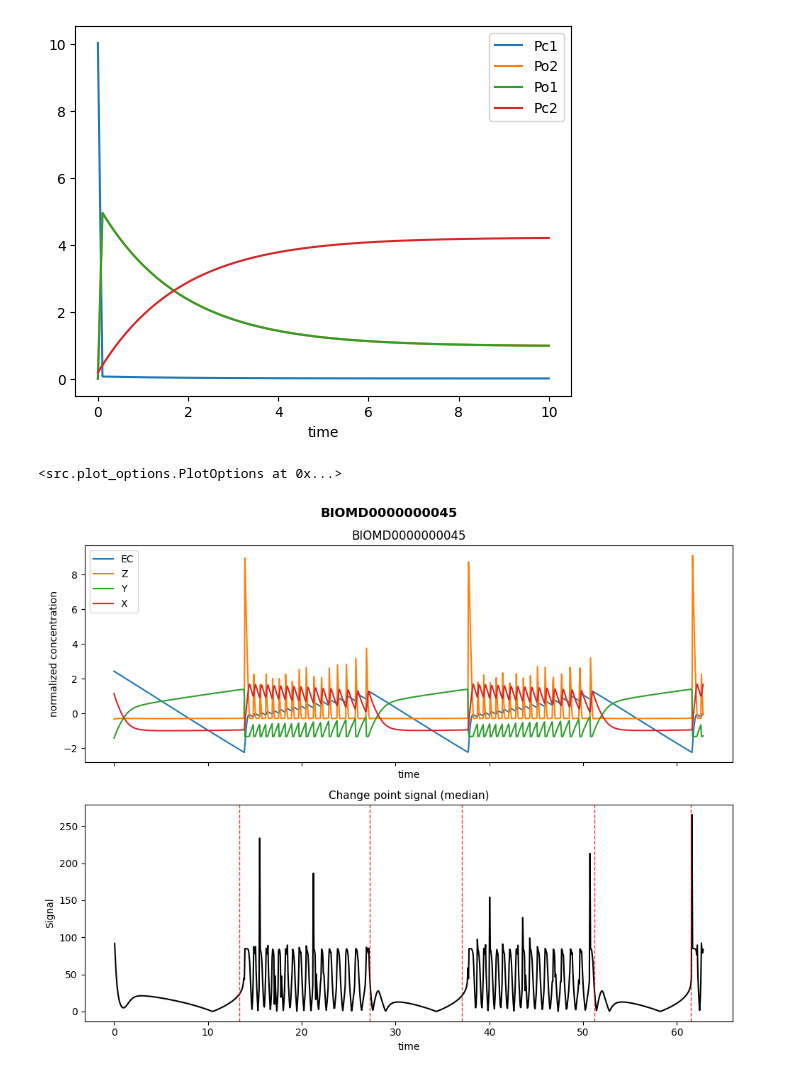
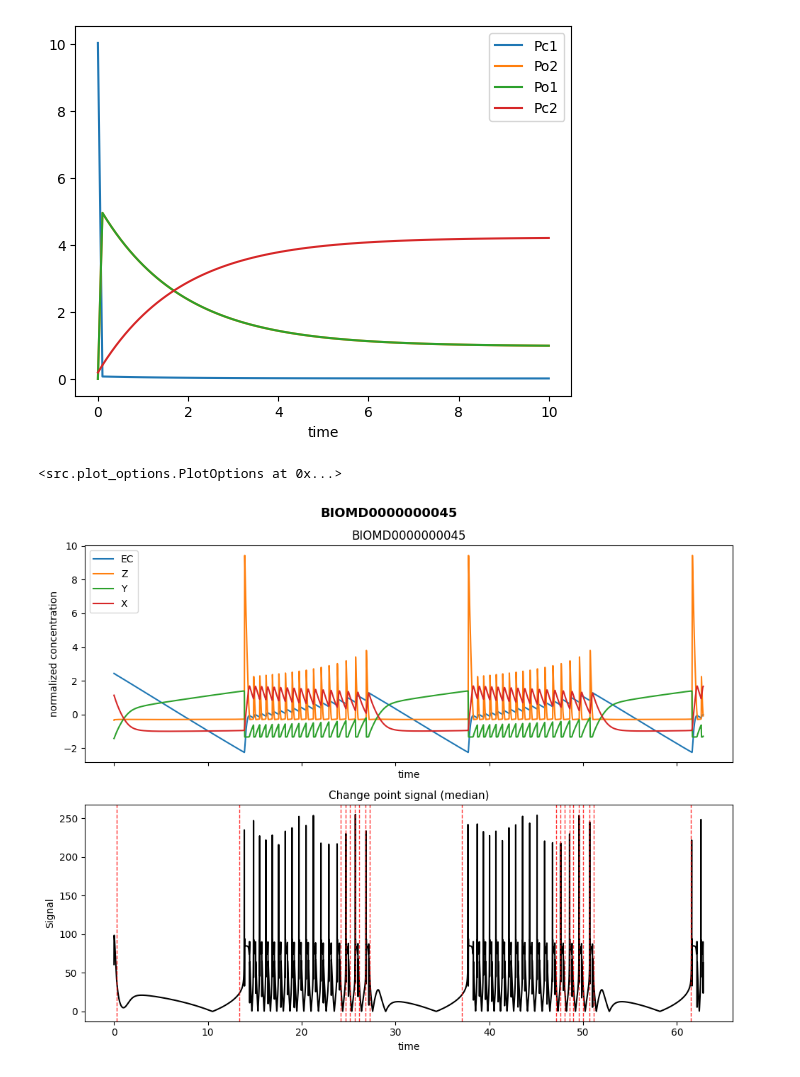
Before and after one commit to ModelEngineering/linearity_analysis, a Jupyter notebook: notebooks/change_point.ipynb, the cells around one changed output. Cells and saved outputs as stored; diff of their text form; code cells hidden in the pictures.

```diff
--- a/notebooks/change_point.ipynb
+++ b/notebooks/change_point.ipynb
@@ -82,9 +82,9 @@ df = Timecourse(model, end_time=10.0, num_point=100).timecourse_df
 [figure]
 # %%
 model = Model.makeBiomodel(model_num=45)
-timecourse = Timecourse(model, start_time=0, end_time=None, num_point=1000)
+timecourse = Timecourse(model, start_time=0, end_time=None, num_point=100000)
 
-PiecewiseSystemDiscovery.plotBiomodelsSignal(timecourse=timecourse, legend=False, num_change_point=5)
+PiecewiseSystemDiscovery.plotBiomodelsSignal(timecourse=timecourse, legend=False, num_change_point=20)
 # %% [output]
 <src.plot_options.PlotOptions at 0x...>
-[figure, old version]
+[figure, new version]
```
Also changed, not shown: 6 other files.
